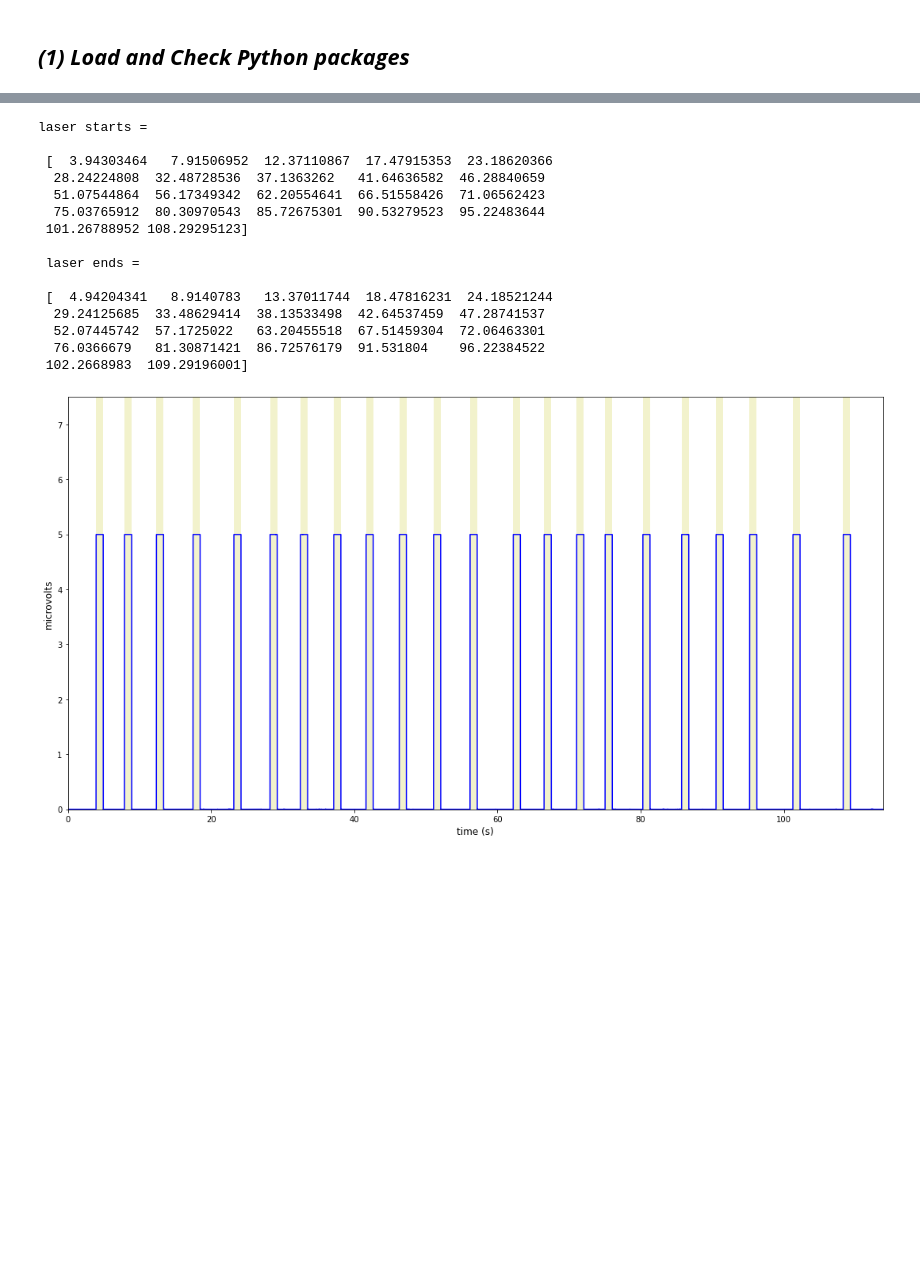
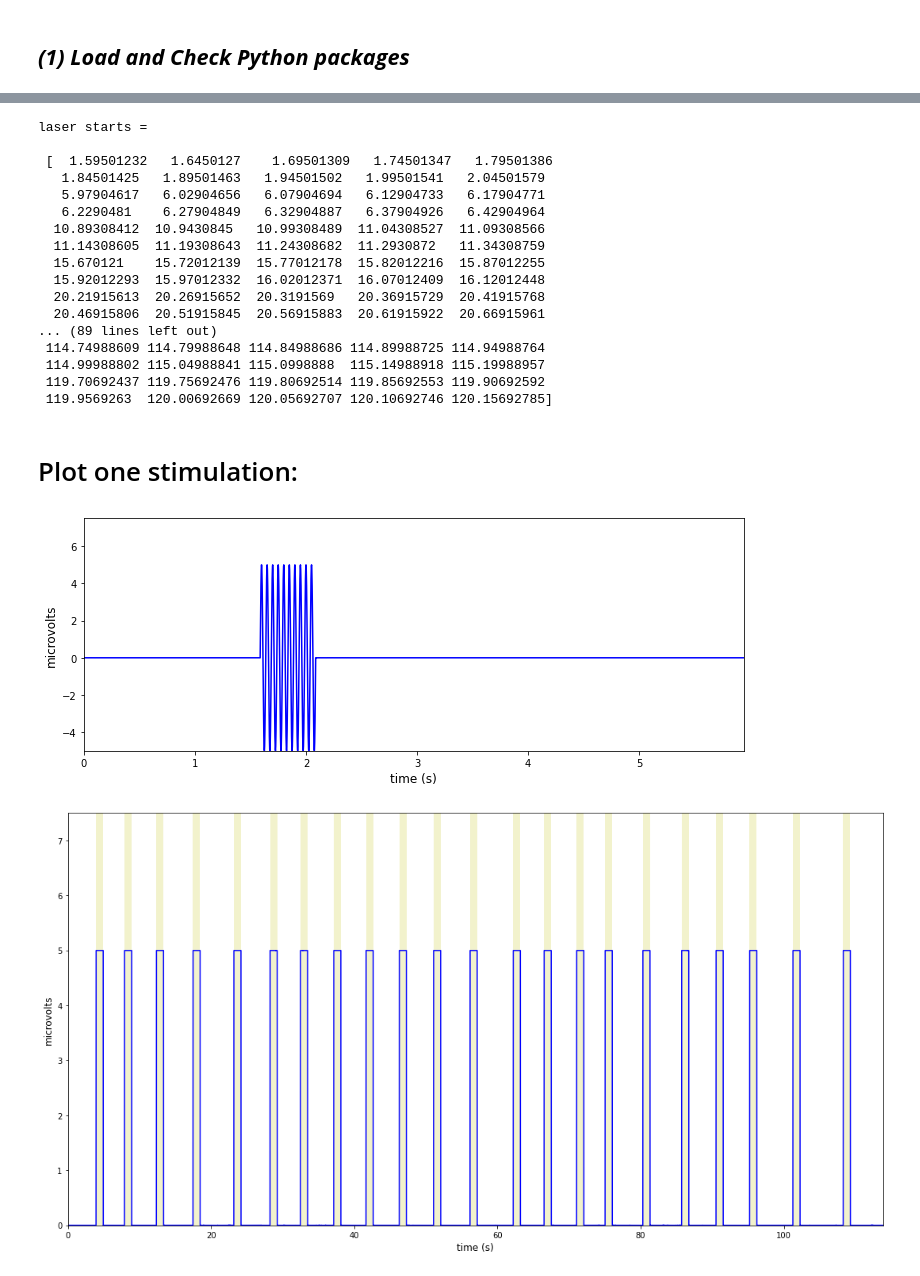
Before and after one commit to Shiva-A-Lindi/Behavioral-Analysis, a Jupyter notebook: Locomotion/Read_smr_files.ipynb, the cells around one changed output, grey strips where cells are left out. Drawn from its saved outputs; the diff is of its cells as text; code cells hidden in the pictures; blank space fills up the shorter version.

```diff
--- a/Locomotion/Read_smr_files.ipynb
+++ b/Locomotion/Read_smr_files.ipynb
@@ -111,29 +120,48 @@ plt.tight_layout()
 # %%
-peaks = (asig > laser_threshold).reshape(1,-1)[0]
-peaks = peaks * 1
-shifted_right = np.roll(peaks, 1)
-shifted_left = np.roll(peaks, -1)
+def laser_start_and_end(laser_series, laser_threshold = 4):
+    peaks = (laser_series > laser_threshold).reshape(1,-1)[0]
+    peaks = peaks * 1
+    shifted_right = np.roll(peaks, 1)
+    shifted_left = np.roll(peaks, -1)
 
-laser_start = np.where(peaks - shifted_right > 0)[0]
-laser_end = np.where(peaks - shifted_left > 0)[0]
+    laser_start = np.where(peaks - shifted_right > 0)[0]
+    laser_end = np.where(peaks - shifted_left > 0)[0]
+    return laser_start, laser_end
+laser_start, laser_end = laser_start_and_end(laser_series, laser_threshold = 4)
 print('laser starts = \n\n', time[laser_start],
       '\n\n laser ends = \n\n', time[laser_end])
 # %% [output]
 laser starts =
 
- [  3.94303464   7.91506952  12.37110867  17.47915353  23.18620366
-  28.24224808  32.48728536  37.1363262   41.64636582  46.28840659
-  51.07544864  56.17349342  62.20554641  66.51558426  71.06562423
-  75.03765912  80.30970543  85.72675301  90.53279523  95.22483644
- 101.26788952 108.29295123]
-
- laser ends =
-
- [  4.94204341   8.9140783   13.37011744  18.47816231  24.18521244
-  29.24125685  33.48629414  38.13533498  42.64537459  47.28741537
-  52.07445742  57.1725022   63.20455518  67.51459304  72.06463301
-  76.0366679   81.30871421  86.72576179  91.531804    96.22384522
- 102.2668983  109.29196001]
+ [  1.59501232   1.6450127    1.69501309   1.74501347   1.79501386
+   1.84501425   1.89501463   1.94501502   1.99501541   2.04501579
+   5.97904617   6.02904656   6.07904694   6.12904733   6.17904771
+   6.2290481    6.27904849   6.32904887   6.37904926   6.42904964
+  10.89308412  10.9430845   10.99308489  11.04308527  11.09308566
+  11.14308605  11.19308643  11.24308682  11.2930872   11.34308759
+  15.670121    15.72012139  15.77012178  15.82012216  15.87012255
+  15.92012293  15.97012332  16.02012371  16.07012409  16.12012448
+  20.21915613  20.26915652  20.3191569   20.36915729  20.41915768
+  20.46915806  20.51915845  20.56915883  20.61915922  20.66915961
+... (89 lines left out)
+ 114.74988609 114.79988648 114.84988686 114.89988725 114.94988764
+ 114.99988802 115.04988841 115.0998888  115.14988918 115.19988957
+ 119.70692437 119.75692476 119.80692514 119.85692553 119.90692592
+ 119.9569263  120.00692669 120.05692707 120.10692746 120.15692785]
+# %% [markdown]
+# Plot one stimulation:
+# %%
+fig, ax = plt.subplots(1, 1, figsize=(10, 4))
+miny = np.min(laser_series) ; maxy = np.max(laser_series)* 1.5
+ax.plot(time , laser_series, 'b')
+ax.set_xlabel('time (s)', fontsize=12)
+ax.set_ylabel('microvolts', fontsize=12)
+first_laser_duration = time[laser_end[0]] - time[laser_start[0]]
+ax.set_xlim(0, time[laser_end[0]] + first_laser_duration)
+ax.set_ylim(miny, maxy)
+plt.tight_layout()
+# %% [output]
+[figure, added]
 # %%
 fig, ax = plt.subplots(1, 1, figsize=(15, 8))
 miny = np.min(asig) ; maxy = np.max(asig)* 1.5
```
Also changed, not shown: parts of 15 cells of this notebook, 1 other file.
